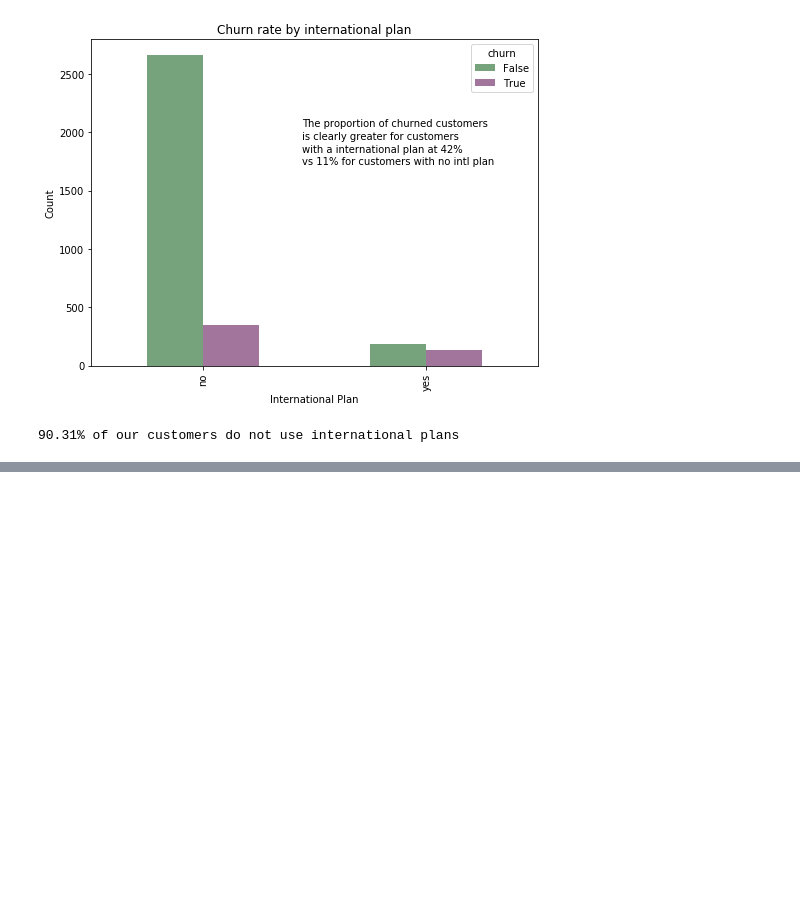
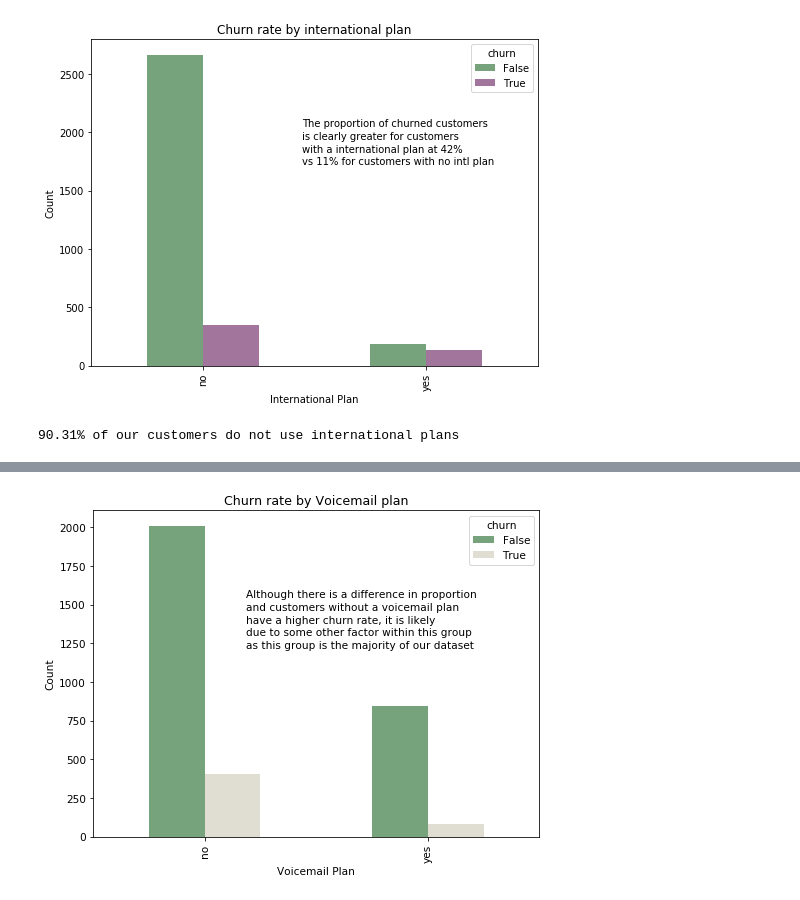
Before and after one commit to LeDorean/churn_analysis, a Jupyter notebook: notebooks/exploratory.ipynb, the cells around one changed output, grey strips where cells are left out. Cells and saved outputs as stored; diff of their text form; code cells hidden in the pictures; blank space fills up the shorter version.

```diff
--- a/notebooks/exploratory.ipynb
+++ b/notebooks/exploratory.ipynb
@@ -185,0 +202,14 @@ print('{:.2%} of our customers do not use international plans'.format(df['intern
+# %%
+ax = df.groupby('voice mail plan')['churn'].value_counts().unstack().plot(kind='bar',figsize=(8,6),color=['#76a27c','#e0ddd3']);
+ax.set_title('Churn rate by Voicemail plan');
+ax.set_ylabel('Count');
+ax.set_xlabel('Voicemail Plan');
+fig = ax.get_figure()
+fig.text(.39,.68,'Although there is a difference in proportion');
+fig.text(.39,.65,'and customers without a voicemail plan');
+fig.text(.39,.62,'have a higher churn rate, it is likely ');
+fig.text(.39,.59,'due to some other factor within this group');
+fig.text(.39,.56,'as this group is the majority of our dataset');
+plt.rcParams.update({'font.size': 10.5})
+# %% [output]
+[figure, added]
```
Also changed, not shown: parts of 3 cells of this notebook.
